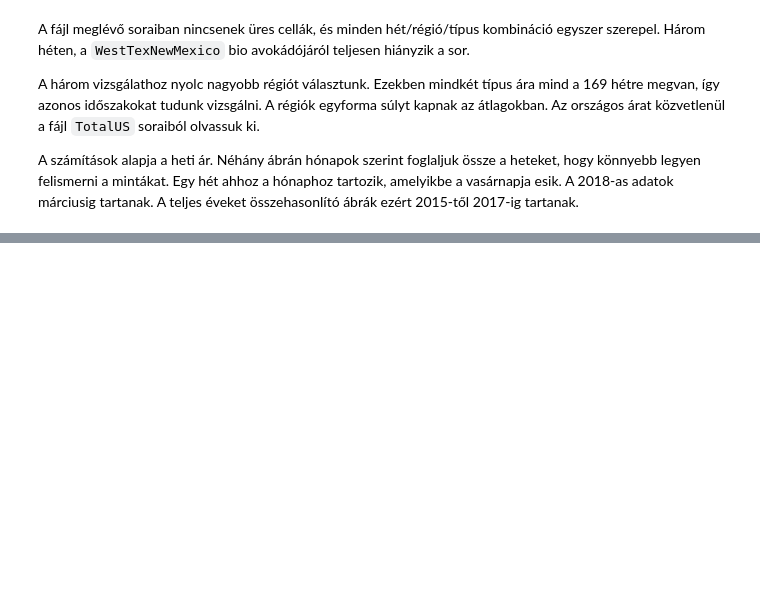
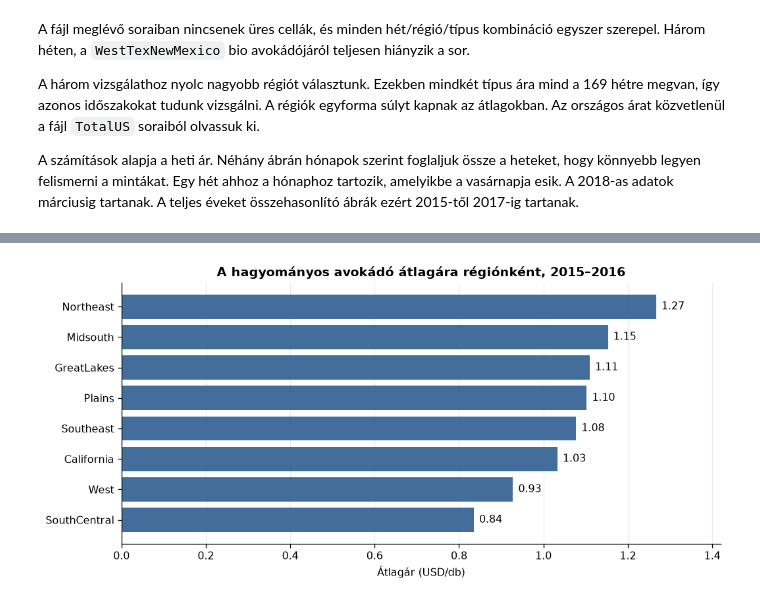
Before and after one commit to ngygbr01/avocado_price_forecasting, a Jupyter notebook: main.ipynb, the cells around one changed output, grey strips where cells are left out. Cells and saved outputs as stored; diff of their text form; code cells hidden in the pictures; blank space fills up the shorter version.

```diff
--- a/main.ipynb
+++ b/main.ipynb
@@ -158,0 +212,13 @@ A számítások alapja a heti ár. Néhány ábrán hónapok szerint foglaljuk
+# %%
+weekly = regional.loc[regional["type"].eq("conventional")].sort_values(["region", "Date"]).copy()
+early = weekly.loc[weekly["Date"].lt(cutoff)]
+early_prices = early.groupby("region")["AveragePrice"].mean().sort_values()
+fig, ax = plt.subplots(figsize=(9, 4.2), layout="constrained")
+bars = ax.barh(early_prices.index, early_prices, color=BLUE, alpha=0.85)
+ax.bar_label(bars, fmt="%.2f", padding=5)
+ax.set(title="A hagyományos avokádó átlagára régiónként, 2015–2016",
+       xlabel="Átlagár (USD/db)", xlim=(0, 1.42))
+ax.grid(axis="x")
+plt.show()
+# %% [output]
+[figure, added]
```
Also changed, not shown: parts of 6 cells of this notebook.
